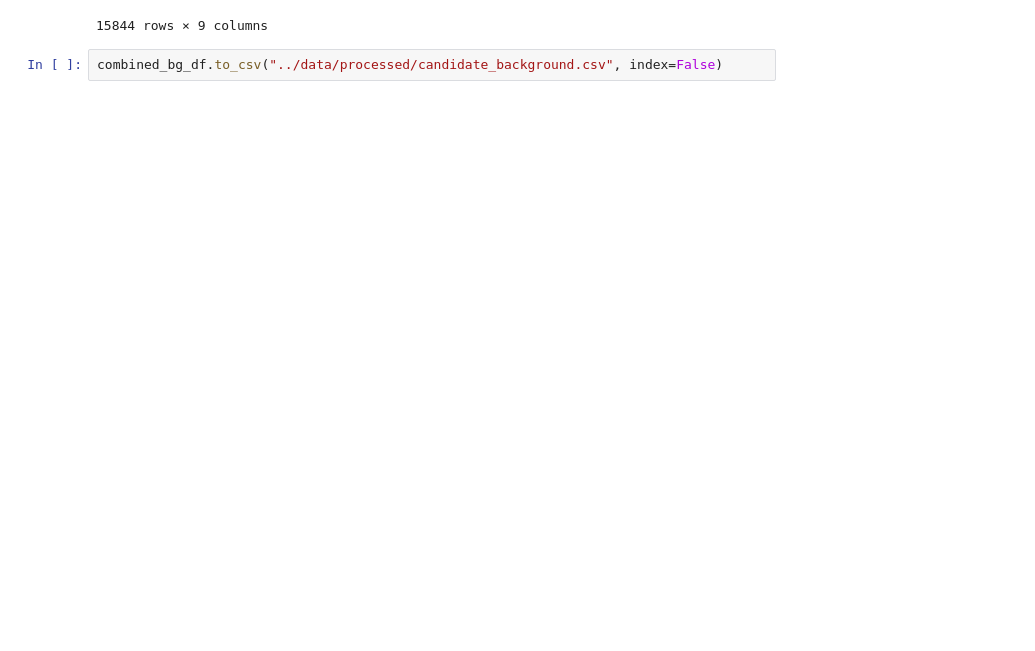
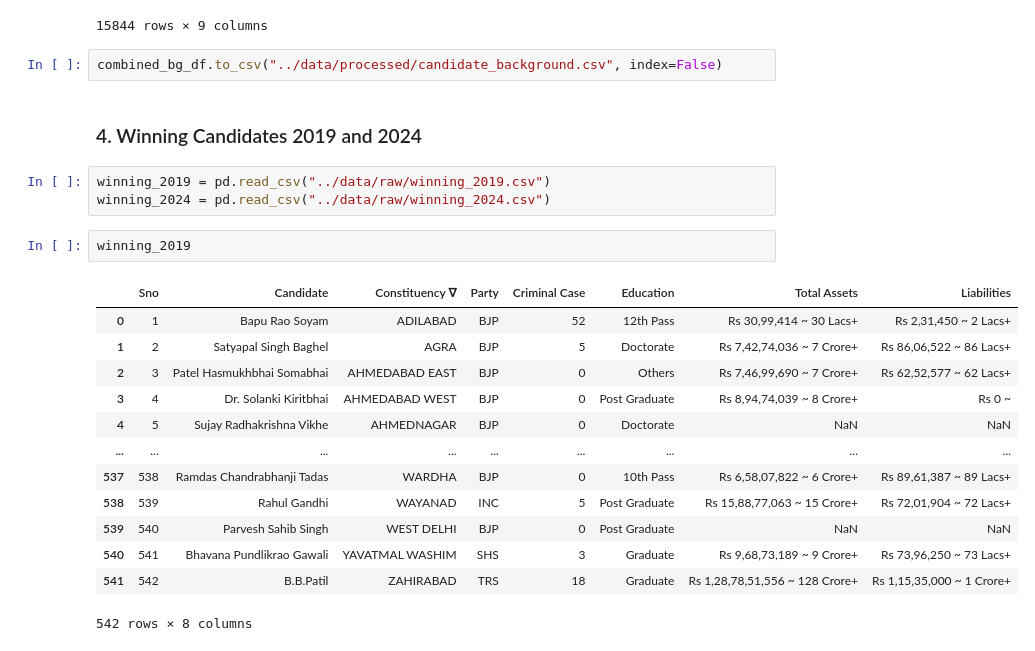
Before and after one commit to ujjwaltyagi2000/manthan, a Jupyter notebook: notebooks/4-data-cleaning.ipynb, the cells around one changed output. Cells and saved outputs as stored; diff of their text form; blank space fills up the shorter version.

Commit message:
feat: winning candidates background data cleaned

```diff
--- a/notebooks/4-data-cleaning.ipynb
+++ b/notebooks/4-data-cleaning.ipynb
@@ -1445,3 +1445,24 @@ combined_bg_df
 15844 rows × 9 columns
 # %%
 combined_bg_df.to_csv("../data/processed/candidate_background.csv", index=False)
+# %% [markdown]
+### 4. Winning Candidates 2019 and 2024
+# %%
+winning_2019 = pd.read_csv("../data/raw/winning_2019.csv")
+winning_2024 = pd.read_csv("../data/raw/winning_2024.csv")
+# %%
+winning_2019
+# %% [output]
+|  | Sno | Candidate | Constituency ∇ | Party | Criminal Case | Education | Total Assets | Liabilities |
+| 0 | 1 | Bapu Rao Soyam | ADILABAD | BJP | 52 | 12th Pass | Rs 30,99,414 ~ 30 Lacs+ | Rs 2,31,450 ~ 2 Lacs+ |
+| 1 | 2 | Satyapal Singh Baghel | AGRA | BJP | 5 | Doctorate | Rs 7,42,74,036 ~ 7 Crore+ | Rs 86,06,522 ~ 86 Lacs+ |
+| 2 | 3 | Patel Hasmukhbhai Somabhai | AHMEDABAD EAST | BJP | 0 | Others | Rs 7,46,99,690 ~ 7 Crore+ | Rs 62,52,577 ~ 62 Lacs+ |
+| 3 | 4 | Dr. Solanki Kiritbhai | AHMEDABAD WEST | BJP | 0 | Post Graduate | Rs 8,94,74,039 ~ 8 Crore+ | Rs 0 ~ |
+| 4 | 5 | Sujay Radhakrishna Vikhe | AHMEDNAGAR | BJP | 0 | Doctorate | NaN | NaN |
+| ... | ... | ... | ... | ... | ... | ... | ... | ... |
+| 537 | 538 | Ramdas Chandrabhanji Tadas | WARDHA | BJP | 0 | 10th Pass | Rs 6,58,07,822 ~ 6 Crore+ | Rs 89,61,387 ~ 89 Lacs+ |
+| 538 | 539 | Rahul Gandhi | WAYANAD | INC | 5 | Post Graduate | Rs 15,88,77,063 ~ 15 Crore+ | Rs 72,01,904 ~ 72 Lacs+ |
+| 539 | 540 | Parvesh Sahib Singh | WEST DELHI | BJP | 0 | Post Graduate | NaN | NaN |
+| 540 | 541 | Bhavana Pundlikrao Gawali | YAVATMAL WASHIM | SHS | 3 | Graduate | Rs 9,68,73,189 ~ 9 Crore+ | Rs 73,96,250 ~ 73 Lacs+ |
+| 541 | 542 | B.B.Patil | ZAHIRABAD | TRS | 18 | Graduate | Rs 1,28,78,51,556 ~ 128 Crore+ | Rs 1,15,35,000 ~ 1 Crore+ |
+542 rows × 8 columns
```
Also changed, not shown: parts of 14 cells of this notebook, 2 other files.
